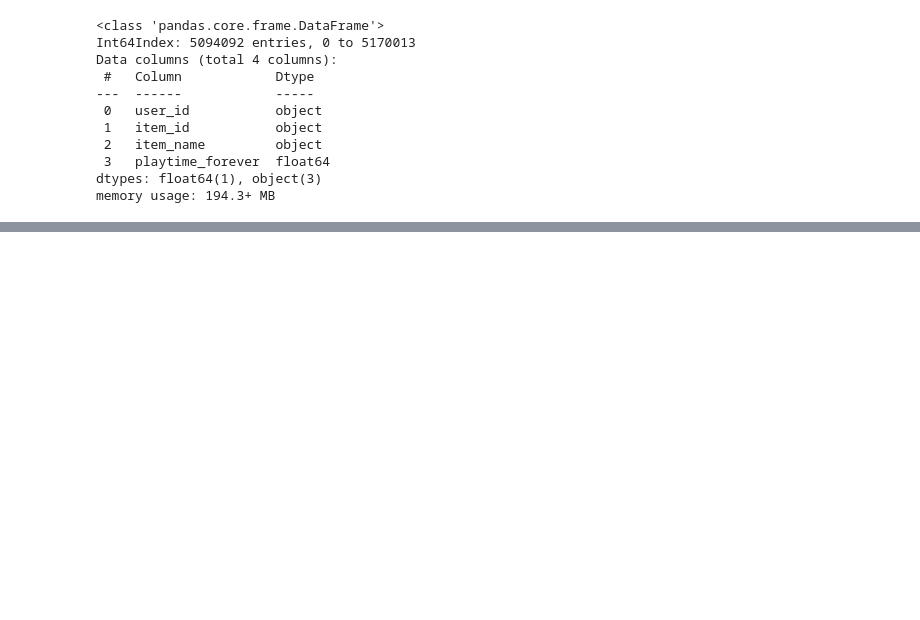
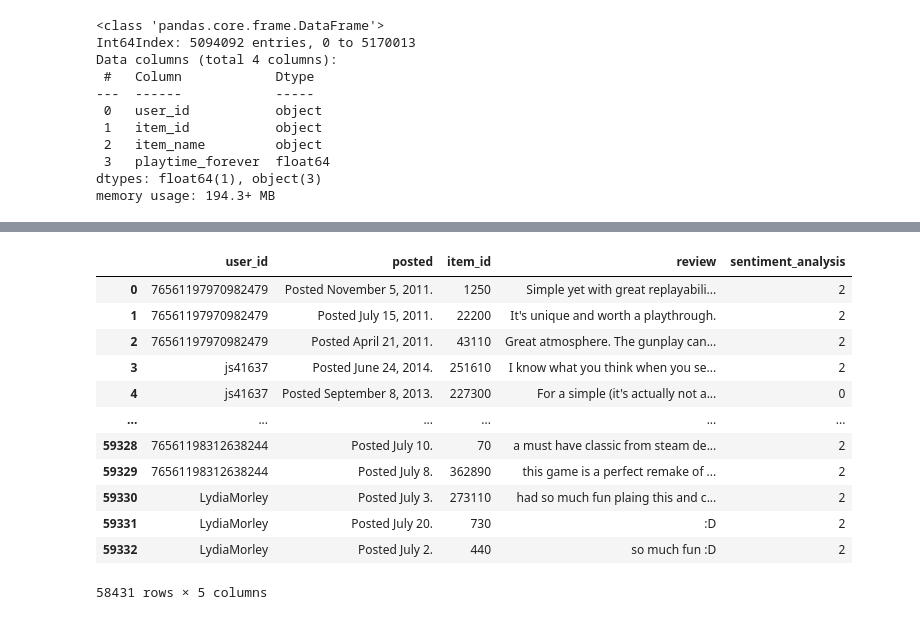
Before and after one commit to vanesalinas/HenryPI_MLOps, a Jupyter notebook: ETL y EDA/ETL.ipynb, the cells around one changed output, grey strips where cells are left out. Drawn from its saved outputs; the diff is of its cells as text; code cells hidden in the pictures; blank space fills up the shorter version.

```diff
--- a/ETL y EDA/ETL.ipynb
+++ b/ETL y EDA/ETL.ipynb
@@ -240,0 +268,34 @@ memory usage: 194.3+ MB
+# %%
+from textblob import TextBlob
+
+# Función para realizar análisis de sentimiento y asignar la etiqueta según la escala
+def sentiment_analysis(text):
+    if pd.isnull(text):
+        return 1  # Si la reseña está ausente, se considera neutral
+    else:
+        analysis = TextBlob(text)
+        if analysis.sentiment.polarity < 0:
+            return 0  # Reseña negativa
+        elif analysis.sentiment.polarity == 0:
+            return 1  # Reseña neutra
+        else:
+            return 2  # Reseña positiva
+
+# Aplicar la función a la columna 'review' y crear la nueva columna 'sentiment_analysis'
+clean_user_reviews['sentiment_analysis'] = clean_user_reviews['review'].apply(sentiment_analysis)
+# %%
+clean_user_reviews
+# %% [output]
+|  | user_id | posted | item_id | review | sentiment_analysis |
+| 0 | 76561197970982479 | Posted November 5, 2011. | 1250 | Simple yet with great replayabili... | 2 |
+| 1 | 76561197970982479 | Posted July 15, 2011. | 22200 | It's unique and worth a playthrough. | 2 |
+| 2 | 76561197970982479 | Posted April 21, 2011. | 43110 | Great atmosphere. The gunplay can... | 2 |
+| 3 | js41637 | Posted June 24, 2014. | 251610 | I know what you think when you se... | 2 |
+| 4 | js41637 | Posted September 8, 2013. | 227300 | For a simple (it's actually not a... | 0 |
+| ... | ... | ... | ... | ... | ... |
+| 59328 | 76561198312638244 | Posted July 10. | 70 | a must have classic from steam de... | 2 |
+| 59329 | 76561198312638244 | Posted July 8. | 362890 | this game is a perfect remake of ... | 2 |
+| 59330 | LydiaMorley | Posted July 3. | 273110 | had so much fun plaing this and c... | 2 |
+| 59331 | LydiaMorley | Posted July 20. | 730 | :D | 2 |
+| 59332 | LydiaMorley | Posted July 2. | 440 | so much fun :D | 2 |
+58431 rows × 5 columns
```
Also changed, not shown: parts of 9 cells of this notebook.
